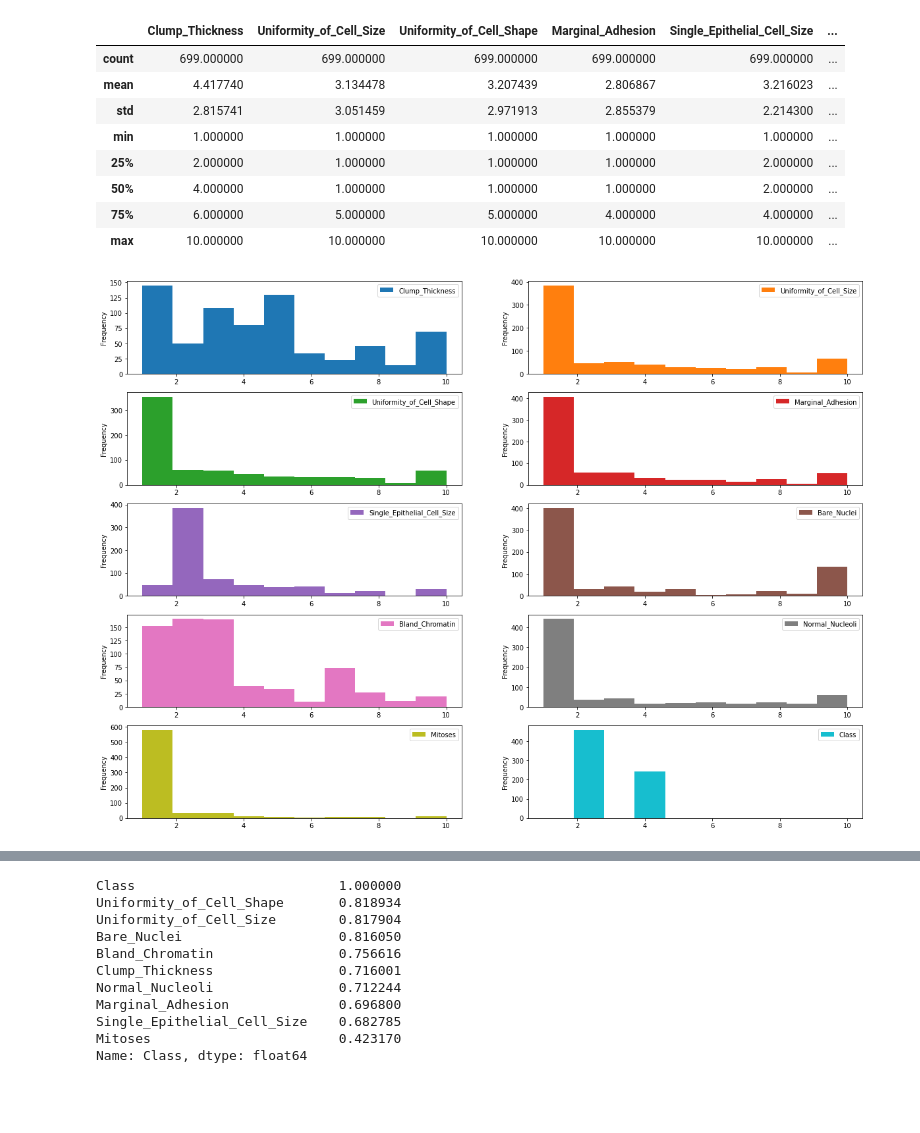
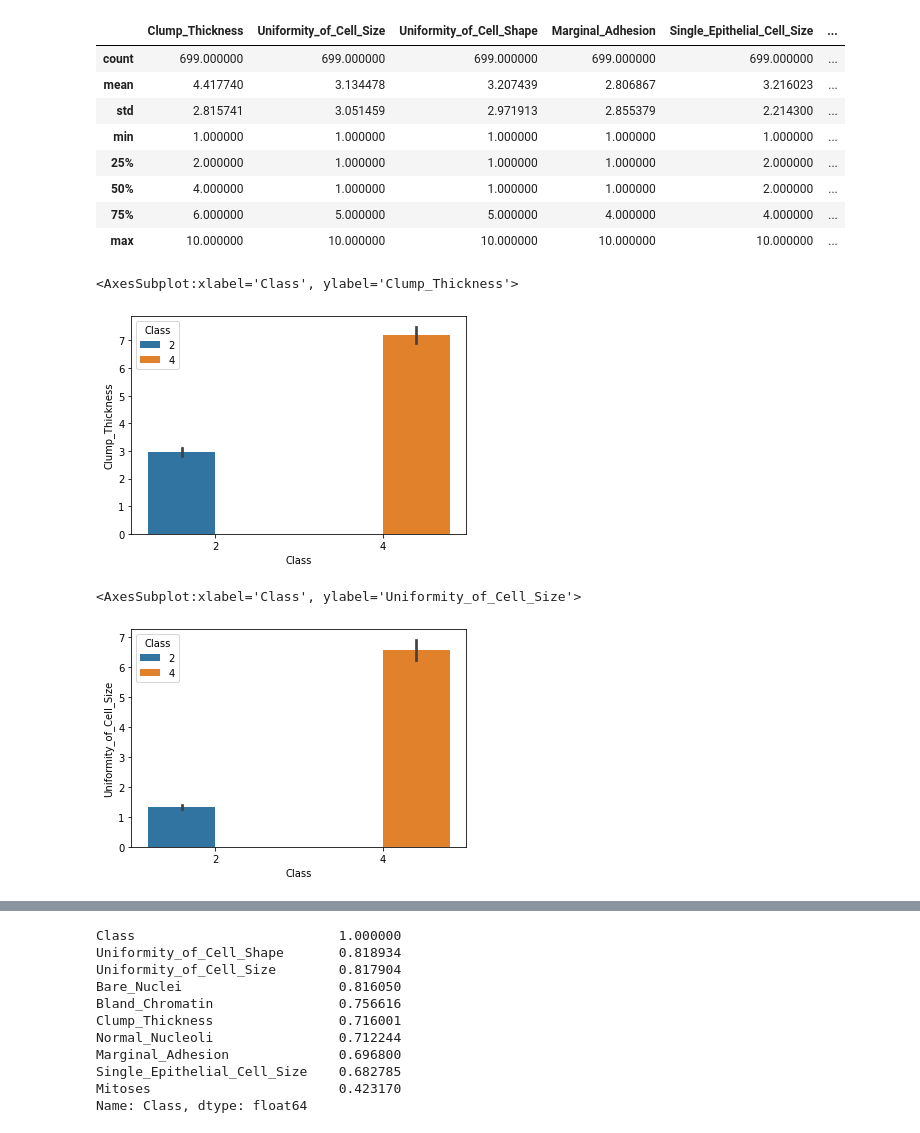
Before and after one commit to delwester/Springboard, a Jupyter notebook: Capstone3/Capstone_3.ipynb, the cells around one changed output, grey strips where cells are left out. Drawn from its saved outputs; the diff is of its cells as text; code cells hidden in the pictures; blank space fills up the shorter version.

```diff
--- a/Capstone3/Capstone_3.ipynb
+++ b/Capstone3/Capstone_3.ipynb
@@ -145,9 +151,14 @@ df.describe()
 | 50% | 4.000000 | 1.000000 | 1.000000 | 1.000000 | 2.000000 | ... |
 | 75% | 6.000000 | 5.000000 | 5.000000 | 4.000000 | 4.000000 | ... |
 | max | 10.000000 | 10.000000 | 10.000000 | 10.000000 | 10.000000 | ... |
-# %%
-plt.rcParams['figure.figsize']=(20,15)
-df.plot(kind='hist', bins=10, subplots=True, layout=(5,2), sharex=False, sharey=False)
-plt.show()
-# %% [output]
-[figure, removed]
+# %%
+#boxplots class vs target
+sns.barplot(y='Clump_Thickness', x='Class', data=df, hue='Class')
+# %% [output]
+<AxesSubplot:xlabel='Class', ylabel='Clump_Thickness'>
+[figure, added]
+# %%
+sns.barplot(y='Uniformity_of_Cell_Size', x='Class', data=df, hue='Class')
+# %% [output]
+<AxesSubplot:xlabel='Class', ylabel='Uniformity_of_Cell_Size'>
+[figure, added]
```
Also changed, not shown: parts of 43 cells of this notebook, 2 other files.
